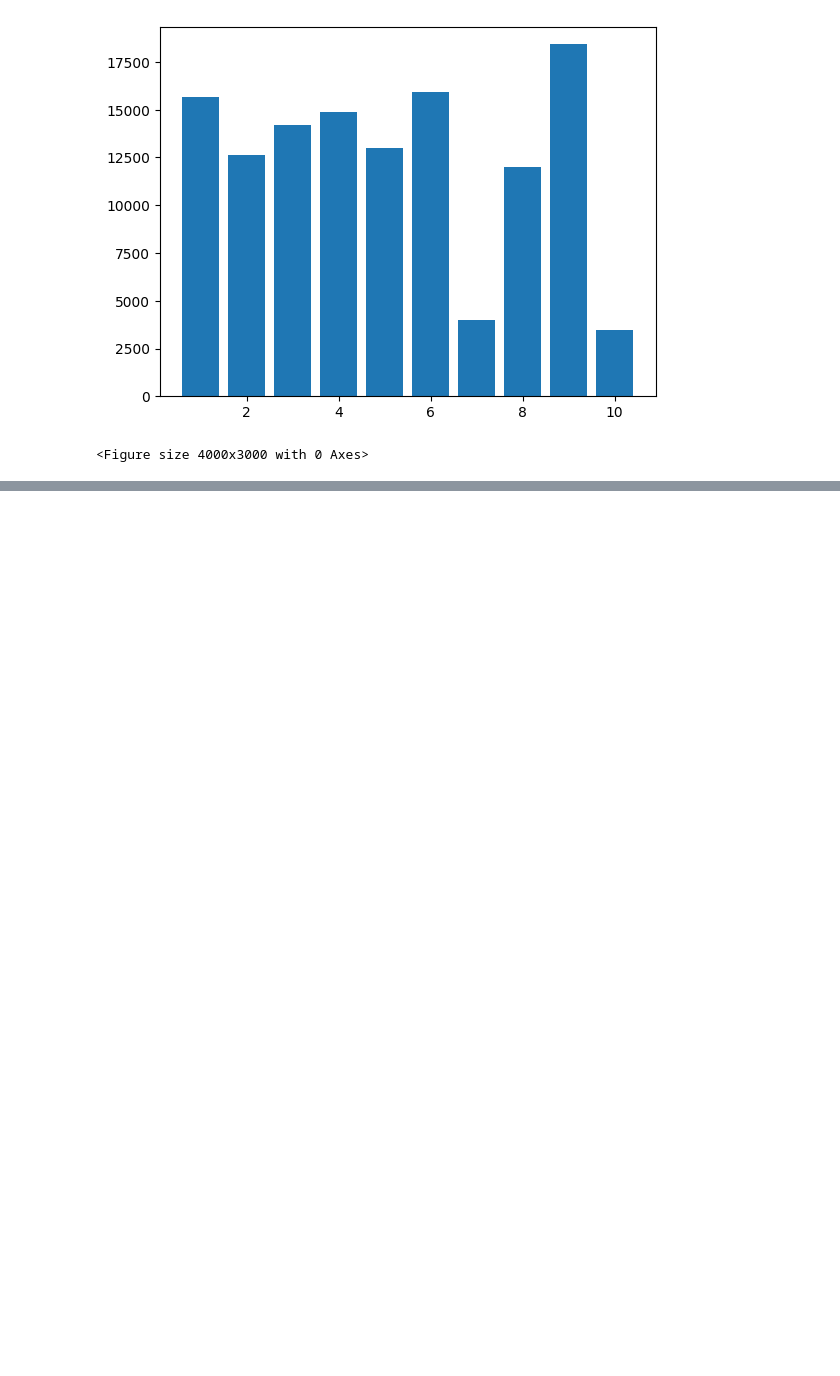
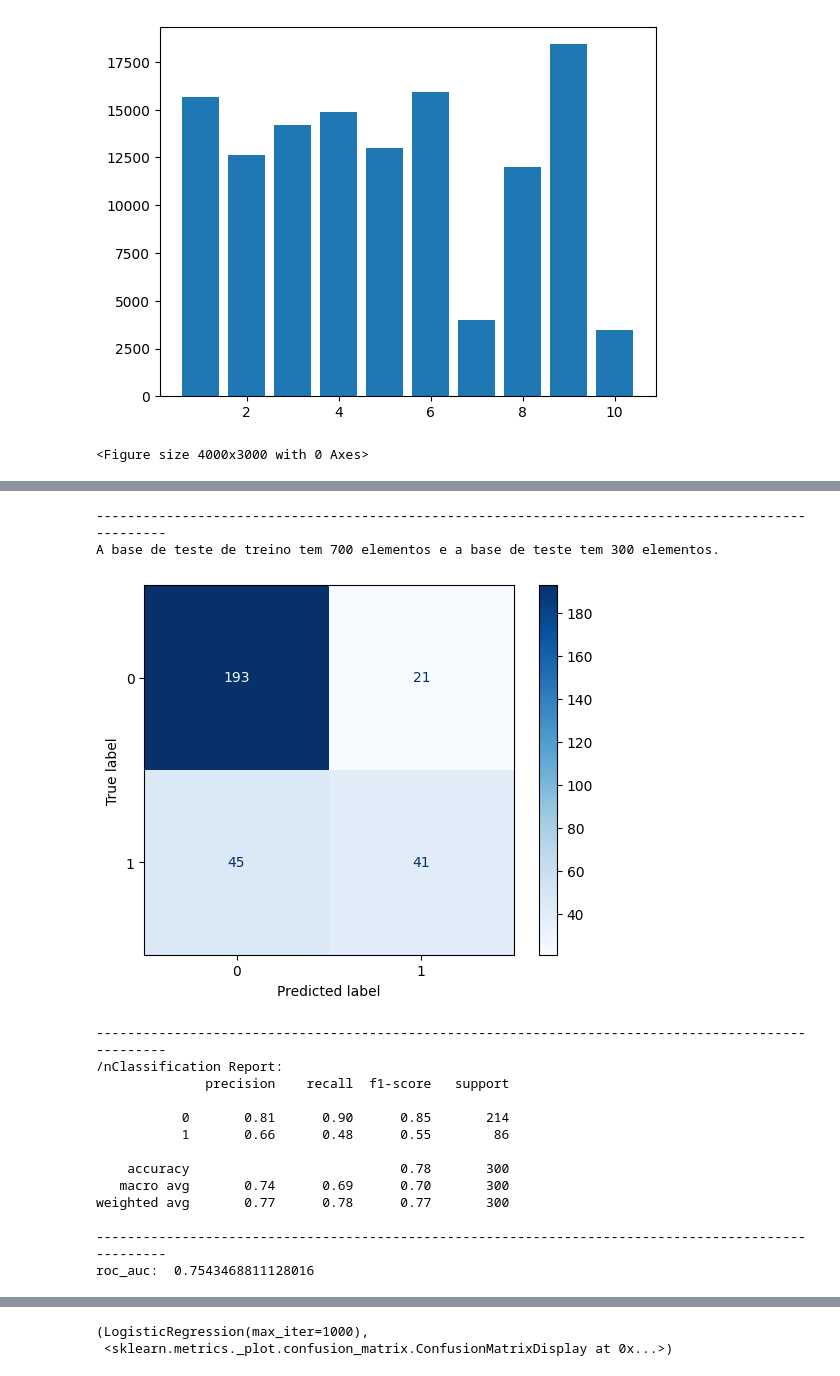
Before and after one commit to GuiHalal/Learning_Python, a Jupyter notebook: Machine Learning: Credit Scoring/Notebooks/Machine_Learning_Credit_Scoring.ipynb, the cells around one changed output, grey strips where cells are left out. Saved outputs shown, nothing was run; the diff lists cells and outputs as text; code cells hidden in the pictures; blank space fills up the shorter version.

```diff
--- a/Machine Learning: Credit Scoring/Notebooks/Machine_Learning_Credit_Scoring.ipynb
+++ b/Machine Learning: Credit Scoring/Notebooks/Machine_Learning_Credit_Scoring.ipynb
@@ -275,3 +279,28 @@ plt.show()
 # %% [output]
 [figure]
 <Figure size 4000x3000 with 0 Axes>
+# %%
+#categorias da variavel 'sexo_est_civil'
+
+#male :   single = 1
+#female:  divorced/separated/married = 2
+#male :   divorced/separated = 3
+#male :   married/widowed = 4
+
+
+#criando a variavel 'sexo'
+
+## 1 = mulher
+## 0 = homem
+
+#criando a variavel 'estado_civil'
+## 1 = solteira
+## 0 = casada/divorciada/viúva
+
+dic_sexo = {2:1, 1:0, 3:0, 4:0}
+dic_est_civil = {3:0, 1:1, 2:0, 4:0}
+
+dados['sexo'] = dados['sexo_est_civil'].map(dic_sexo)
+dados['estado_civil'] = dados['sexo_est_civil'].map(dic_est_civil)
+
+dados.head()
@@ -277,0 +317,4 @@ plt.show()
+# %%
+colunas_retiradas = ['sexo', 'sexo_est_civil']
+base_dados = dados.drop(columns = colunas_retiradas)
+base_dados.head(2)
@@ -277,0 +387,19 @@ plt.show()
+# %%
+roda_modelo(base_dados, LogisticRegression(max_iter=1000))
+# %% [output]
+----------------------------------------------------------------------------------------------------
+A base de teste de treino tem 700 elementos e a base de teste tem 300 elementos.
+[figure, added]
+----------------------------------------------------------------------------------------------------
+/nClassification Report:
+              precision    recall  f1-score   support
+
+           0       0.81      0.90      0.85       214
+           1       0.66      0.48      0.55        86
+
+    accuracy                           0.78       300
+   macro avg       0.74      0.69      0.70       300
+weighted avg       0.77      0.78      0.77       300
+
+----------------------------------------------------------------------------------------------------
+roc_auc:  0.7543468811128016
@@ -277,0 +407,2 @@ plt.show()
+(LogisticRegression(max_iter=1000),
+ <sklearn.metrics._plot.confusion_matrix.ConfusionMatrixDisplay at 0x...>)
```
Also changed, not shown: parts of 6 cells of this notebook.
